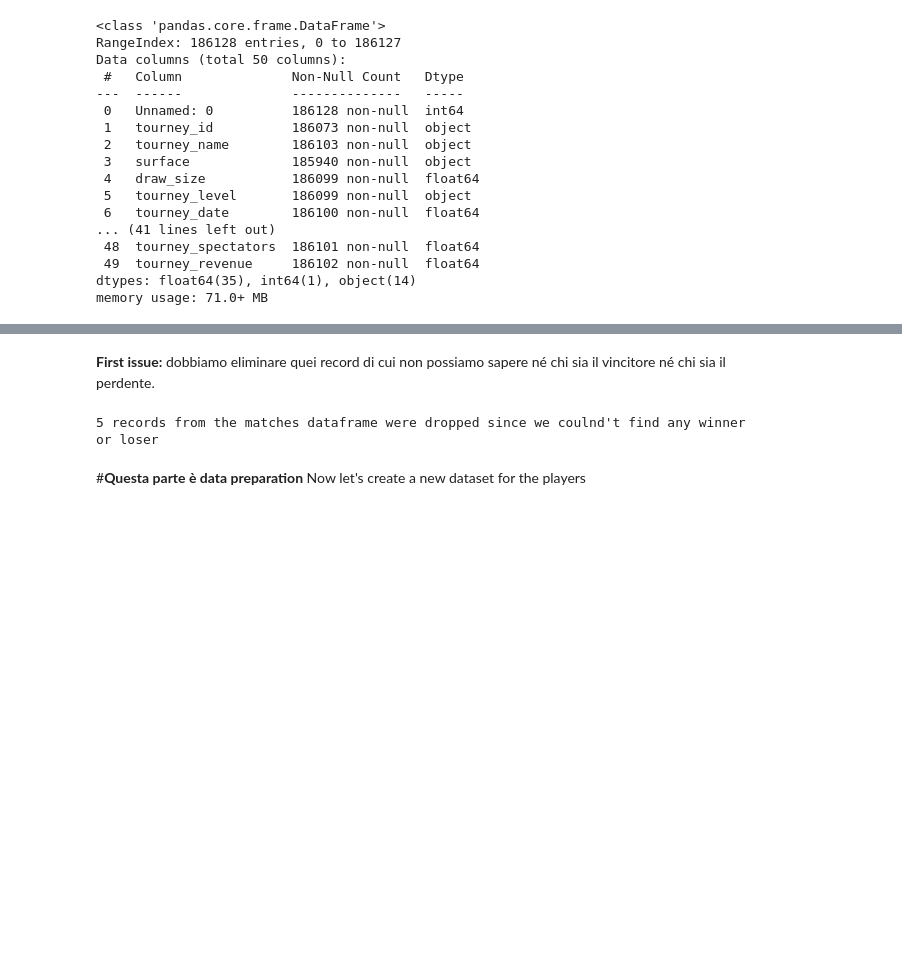
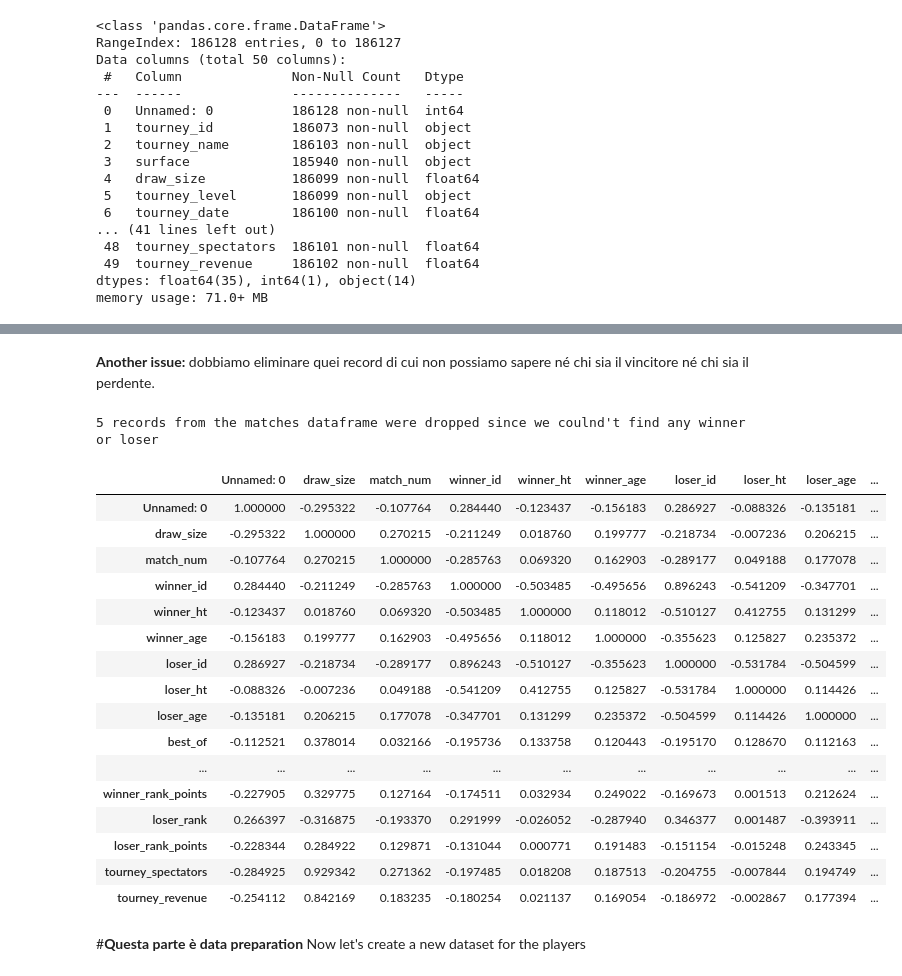
Before and after one commit to nikodallanoce/DataMiningProject, a Jupyter notebook: DM_14_TASK1/DM_14_TASK1.ipynb, the cells around one changed output, grey strips where cells are left out. Saved outputs shown, nothing was run; the diff lists cells and outputs as text; code cells hidden in the pictures; blank space fills up the shorter version.

```diff
--- a/DM_14_TASK1/DM_14_TASK1.ipynb
+++ b/DM_14_TASK1/DM_14_TASK1.ipynb
@@ -58,0 +92,6 @@ memory usage: 71.0+ MB
+# %%
+df_matches['tourney_date']= df_matches['tourney_date'].astype(pd.Int32Dtype(), errors='ignore').astype(pd.StringDtype())
+df_matches['tourney_date'] = pd.to_datetime(df_matches['tourney_date'], errors='coerce', format='%Y%m%d')
+df_matches.iloc[:, [4, 7, 8, 12, 15, 19, 23]] = df_matches.iloc[:, [4, 7, 8, 12, 15, 19, 23]].astype("Int64", errors="ignore")
+df_matches.iloc[:, 25:49] = df_matches.iloc[:, 25:49].astype("Int64", errors="ignore")
+df_matches.dtypes
@@ -59,3 +116,3 @@ memory usage: 71.0+ MB
 # %% [markdown]
-**First issue:** dobbiamo eliminare quei record di cui non possiamo sapere né chi sia il vincitore né chi sia il perdente.
+**Another issue:** dobbiamo eliminare quei record di cui non possiamo sapere né chi sia il vincitore né chi sia il perdente.
 # %%
@@ -65,6 +121,26 @@ df_matches = df_matches.dropna(subset=["winner_name", "loser_name", "winner_id",
 print("{0} records from the matches dataframe were dropped since we coulnd't find any winner or loser".format(len_df_matches_previous-len(df_matches)))
 # %% [output]
 5 records from the matches dataframe were dropped since we coulnd't find any winner or loser
+# %%
+df_matches.corr()
+# %% [output]
+|  | Unnamed: 0 | draw_size | match_num | winner_id | winner_ht | winner_age | loser_id | loser_ht | loser_age | ... |
+| Unnamed: 0 | 1.000000 | -0.295322 | -0.107764 | 0.284440 | -0.123437 | -0.156183 | 0.286927 | -0.088326 | -0.135181 | ... |
+| draw_size | -0.295322 | 1.000000 | 0.270215 | -0.211249 | 0.018760 | 0.199777 | -0.218734 | -0.007236 | 0.206215 | ... |
+| match_num | -0.107764 | 0.270215 | 1.000000 | -0.285763 | 0.069320 | 0.162903 | -0.289177 | 0.049188 | 0.177078 | ... |
+| winner_id | 0.284440 | -0.211249 | -0.285763 | 1.000000 | -0.503485 | -0.495656 | 0.896243 | -0.541209 | -0.347701 | ... |
+| winner_ht | -0.123437 | 0.018760 | 0.069320 | -0.503485 | 1.000000 | 0.118012 | -0.510127 | 0.412755 | 0.131299 | ... |
+| winner_age | -0.156183 | 0.199777 | 0.162903 | -0.495656 | 0.118012 | 1.000000 | -0.355623 | 0.125827 | 0.235372 | ... |
+| loser_id | 0.286927 | -0.218734 | -0.289177 | 0.896243 | -0.510127 | -0.355623 | 1.000000 | -0.531784 | -0.504599 | ... |
+| loser_ht | -0.088326 | -0.007236 | 0.049188 | -0.541209 | 0.412755 | 0.125827 | -0.531784 | 1.000000 | 0.114426 | ... |
+| loser_age | -0.135181 | 0.206215 | 0.177078 | -0.347701 | 0.131299 | 0.235372 | -0.504599 | 0.114426 | 1.000000 | ... |
+| best_of | -0.112521 | 0.378014 | 0.032166 | -0.195736 | 0.133758 | 0.120443 | -0.195170 | 0.128670 | 0.112163 | ... |
+| ... | ... | ... | ... | ... | ... | ... | ... | ... | ... | ... |
+| winner_rank_points | -0.227905 | 0.329775 | 0.127164 | -0.174511 | 0.032934 | 0.249022 | -0.169673 | 0.001513 | 0.212624 | ... |
+| loser_rank | 0.266397 | -0.316875 | -0.193370 | 0.291999 | -0.026052 | -0.287940 | 0.346377 | 0.001487 | -0.393911 | ... |
+| loser_rank_points | -0.228344 | 0.284922 | 0.129871 | -0.131044 | 0.000771 | 0.191483 | -0.151154 | -0.015248 | 0.243345 | ... |
+| tourney_spectators | -0.284925 | 0.929342 | 0.271362 | -0.197485 | 0.018208 | 0.187513 | -0.204755 | -0.007844 | 0.194749 | ... |
+| tourney_revenue | -0.254112 | 0.842169 | 0.183235 | -0.180254 | 0.021137 | 0.169054 | -0.186972 | -0.002867 | 0.177394 | ... |
 # %% [markdown]
 #**Questa parte è data preparation** Now let's create a new dataset for the players
 # %%
```
Also changed, not shown: parts of 11 cells of this notebook.
